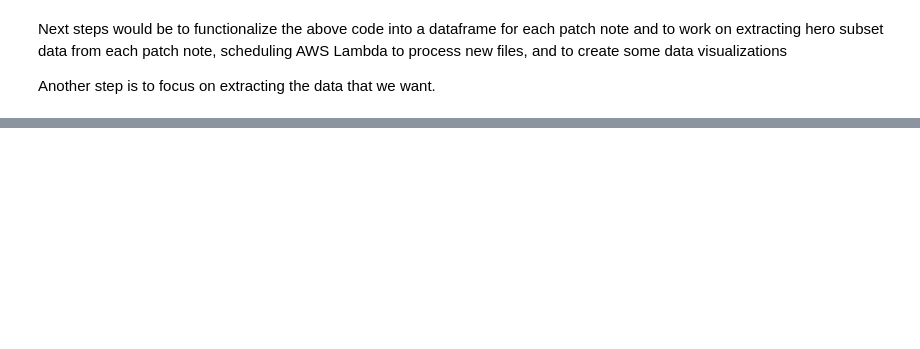
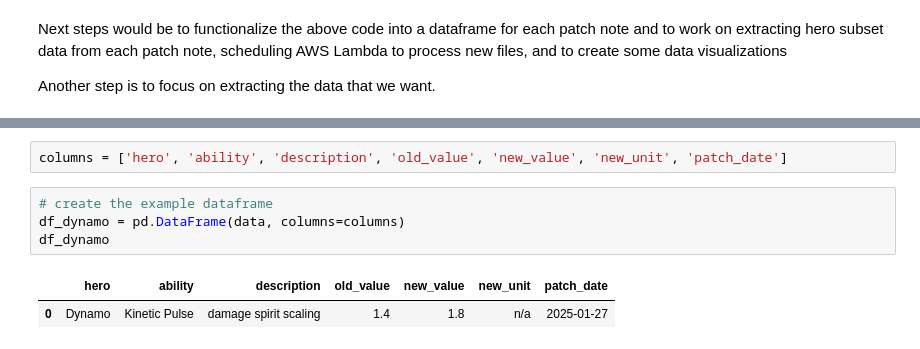
Before and after one commit to stephentan-mids/deadlock-patch-notes-data-pipeline, a Jupyter notebook: phase2-preprocess-data.ipynb, the cells around one changed output, grey strips where cells are left out. Cells and saved outputs as stored; diff of their text form; blank space fills up the shorter version.

```diff
--- a/phase2-preprocess-data.ipynb
+++ b/phase2-preprocess-data.ipynb
@@ -332,0 +317,9 @@ Another step is to focus on extracting the data that we want.
+# %%
+columns = ['hero', 'ability', 'description', 'old_value', 'new_value', 'new_unit', 'patch_date']
+# %%
+# create the example dataframe
+df_dynamo = pd.DataFrame(data, columns=columns)
+df_dynamo
+# %% [output]
+|  | hero | ability | description | old_value | new_value | new_unit | patch_date |
+| 0 | Dynamo | Kinetic Pulse | damage spirit scaling | 1.4 | 1.8 | n/a | 2025-01-27 |
```
Also changed, not shown: parts of 11 cells of this notebook, 27 other files.
